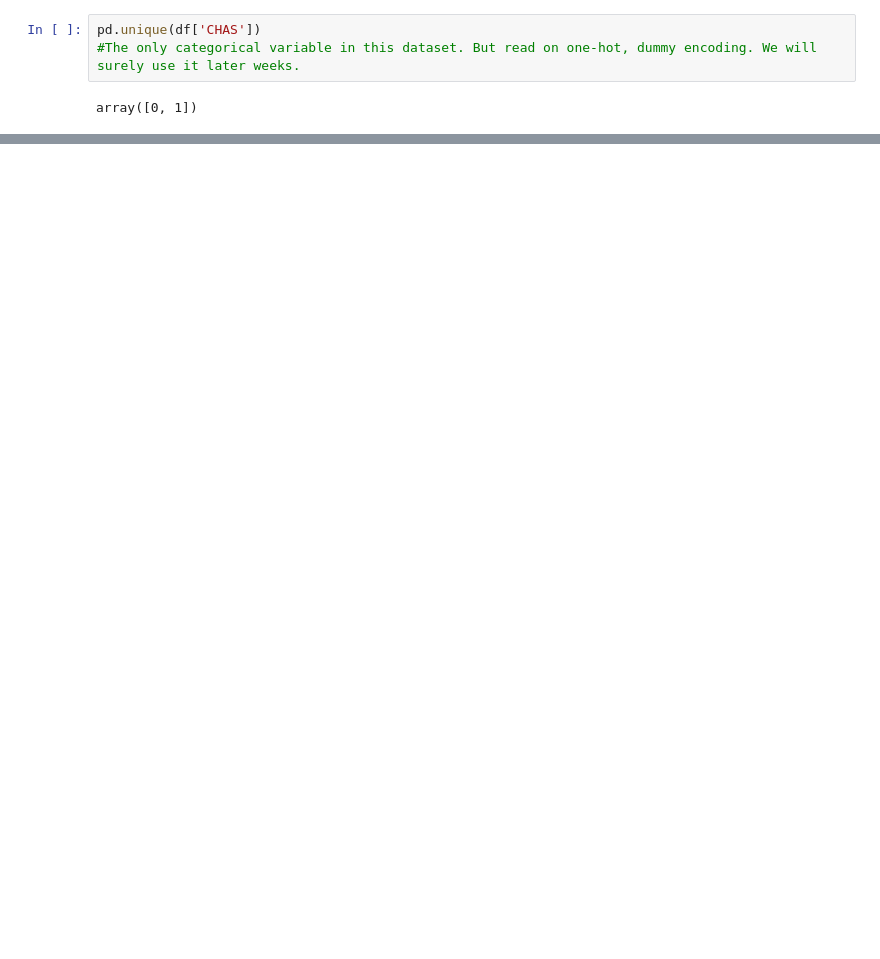
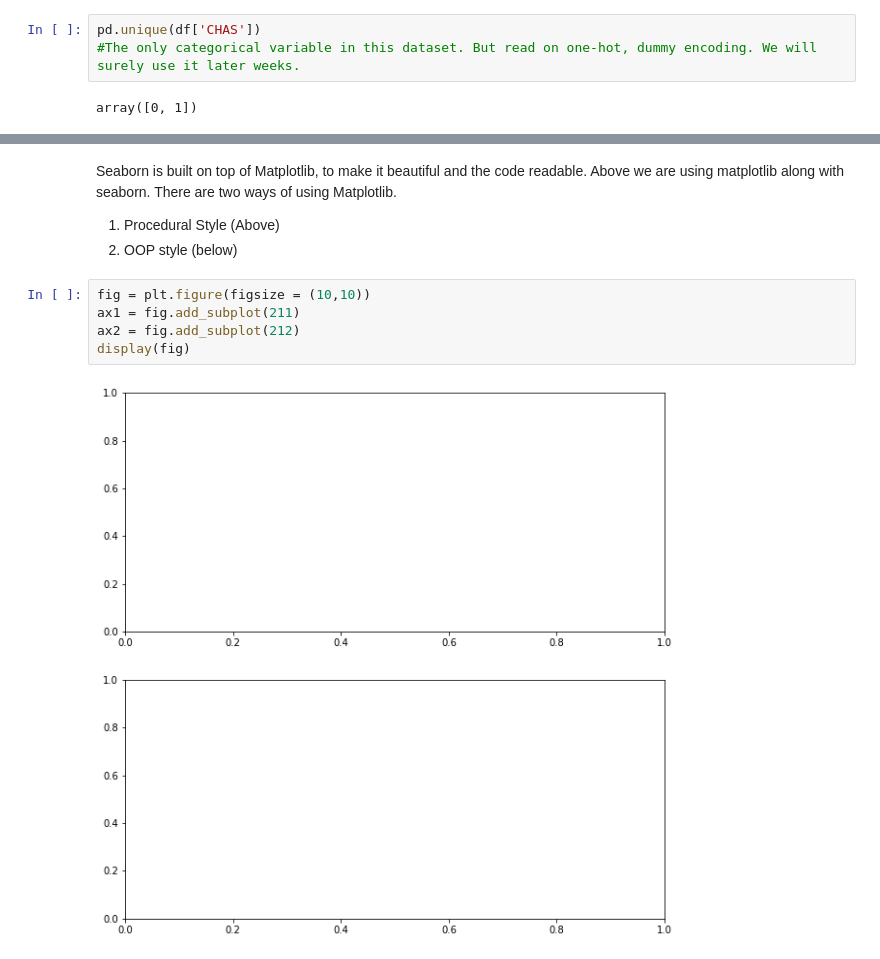
Before and after one commit to fenilsuchak/CTE-Data-Science-And-Machine-Learning, a Jupyter notebook: Week_2/Week2_Class2.ipynb, the cells around one changed output, grey strips where cells are left out. Drawn from its saved outputs; the diff is of its cells as text; blank space fills up the shorter version.

```diff
--- a/Week_2/Week2_Class2.ipynb
+++ b/Week_2/Week2_Class2.ipynb
@@ -224,0 +256,13 @@ array([0, 1])
+# %% [markdown]
+Seaborn is built on top of Matplotlib, to make it beautiful and the code readable.
+Above we are using matplotlib along with seaborn.
+There are two ways of using Matplotlib.
+1. Procedural Style (Above)
+2. OOP style (below)
+# %%
+fig = plt.figure(figsize = (10,10))
+ax1 = fig.add_subplot(211)
+ax2 = fig.add_subplot(212)
+display(fig)
+# %% [output]
+[figure, added]
```
Also changed, not shown: parts of 34 cells of this notebook.
